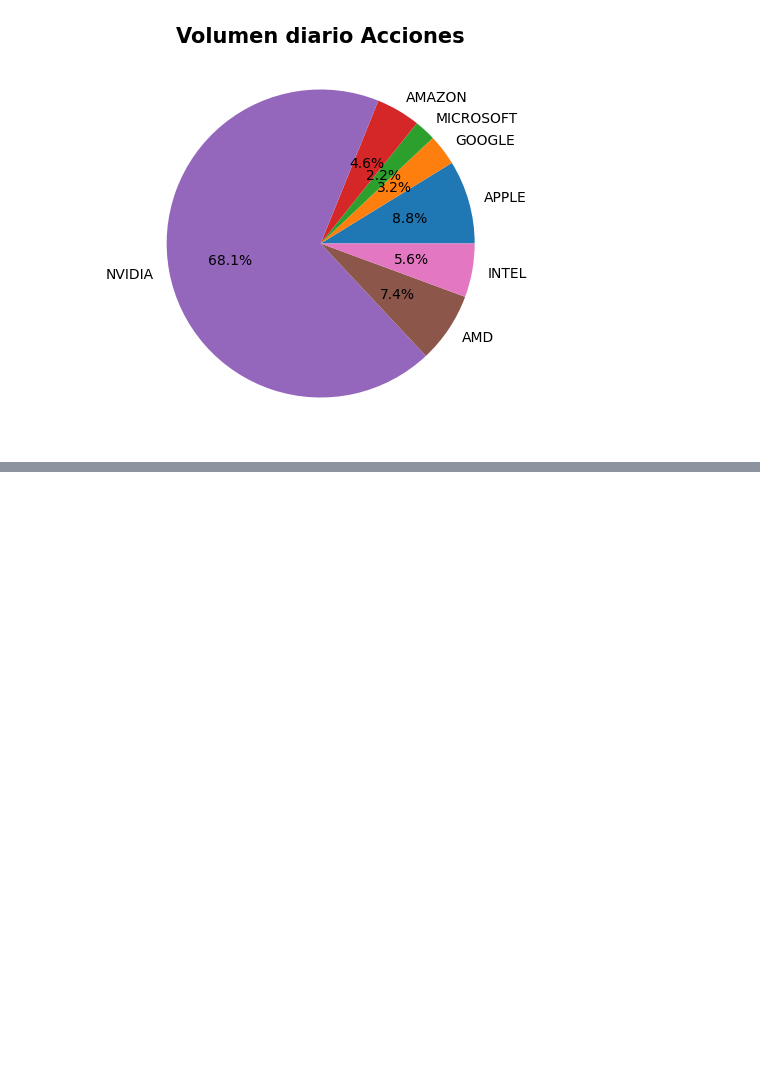
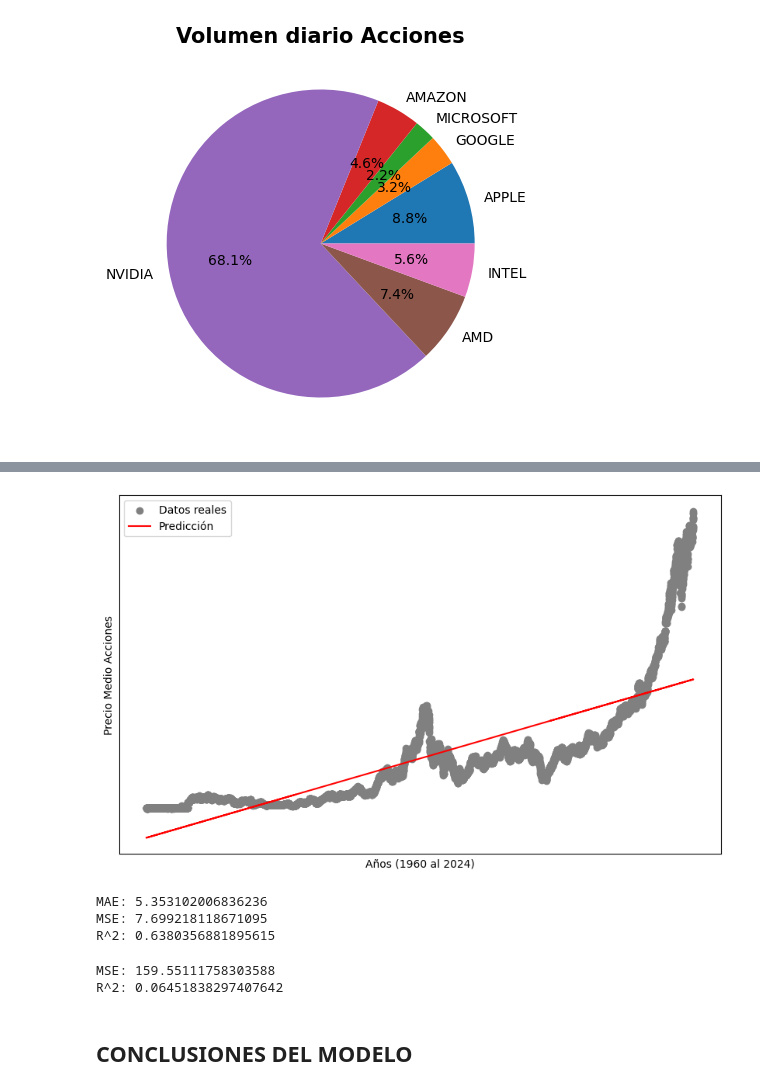
Before and after one commit to AlanCarro/PREENTREGA_DEL_PROYECTO_FINAL-Alan_Emanuel_Carro, a Jupyter notebook: Preentrega_proyecto_final.ipynb, the cells around one changed output, grey strips where cells are left out. Drawn from its saved outputs; the diff is of its cells as text; code cells hidden in the pictures; blank space fills up the shorter version.

```diff
--- a/Preentrega_proyecto_final.ipynb
+++ b/Preentrega_proyecto_final.ipynb
@@ -252,0 +236,26 @@ for a in ax:
+# %%
+pd.options.mode.chained_assignment = None
+df_limitado = df.head(10000)
+df_limitado['media_precios'] = df_limitado[['Open APPLE', 'Open GOOGLE', 'Open MICROSOFT', 'Open AMAZON', 'Open NVIDIA', 'Open AMD', 'Open INTEL']].mean(axis=1)
+
+df_final = df_limitado.drop(['Open APPLE', 'High APPLE', 'Low APPLE', 'Close APPLE', 'Volume APPLE',
+       'Open GOOGLE', 'High GOOGLE', 'Low GOOGLE', 'Close GOOGLE',
+       'Volume GOOGLE', 'Open MICROSOFT', 'High MICROSOFT', 'Low MICROSOFT',
+       'Close MICROSOFT', 'Volume MICROSOFT', 'Open AMAZON', 'High AMAZON',
+       'Low AMAZON', 'Close AMAZON', 'Volume AMAZON', 'Open NVIDIA',
+       'High NVIDIA', 'Low NVIDIA', 'Close NVIDIA', 'Volume NVIDIA',
+       'Open AMD', 'High AMD', 'Low AMD', 'Close AMD', 'Volume AMD',
+       'Open INTEL', 'High INTEL', 'Low INTEL', 'Close INTEL', 'Volume INTEL'], axis=1)
+
+semanas = ((df.index - pd.Timestamp('1960-12-21')) / np.timedelta64(1, 'W')).values.reshape(-1, 1)
+semanas = semanas[:10000]
+# %%
+x = semanas
+y = df_limitado['media_precios']
+
+x, X_test, y, y_test = train_test_split(x, y, test_size=0.2, random_state=0)
+modelo = LinearRegression()
+
+modelo.fit(x, y)
+
+prediccion_precios_gral = modelo.predict(x)
@@ -252,0 +283,22 @@ for a in ax:
+# %%
+fig, ax = plt.subplots(figsize=(10, 6))
+ax.scatter(x, y, color='gray', label='Datos reales')
+ax.plot(x, prediccion_precios_gral, color='red', label='Predicción')
+ax.set_xlabel('Años (1960 al 2024)')
+ax.set_ylabel('Precio Medio Acciones')
+
+ax.set_xticks([])
+ax.set_yticks([])
+ax.legend()
+
+plt.show()
+# %% [output]
+[figure, added]
+# %%
+print('MAE:',mae(y, prediccion_precios_gral))
+print("MSE:", np.sqrt(mean_squared_error(y, prediccion_precios_gral)))
+print("R^2:", r2_score(y, prediccion_precios_gral))
+# %% [output]
+MAE: 5.353102006836236
+MSE: 7.699218118671095
+R^2: 0.6380356881895615
@@ -252,0 +312,9 @@ for a in ax:
+# %%
+
+print("MSE:", mean_squared_error(y_test, y_pred))
+print("R^2:", r2_score(y_test, y_pred))
+# %% [output]
+MSE: 159.55111758303588
+R^2: 0.06451838297407642
+# %% [markdown]
+## **CONCLUSIONES DEL MODELO**
```
Also changed, not shown: parts of 16 cells of this notebook.
